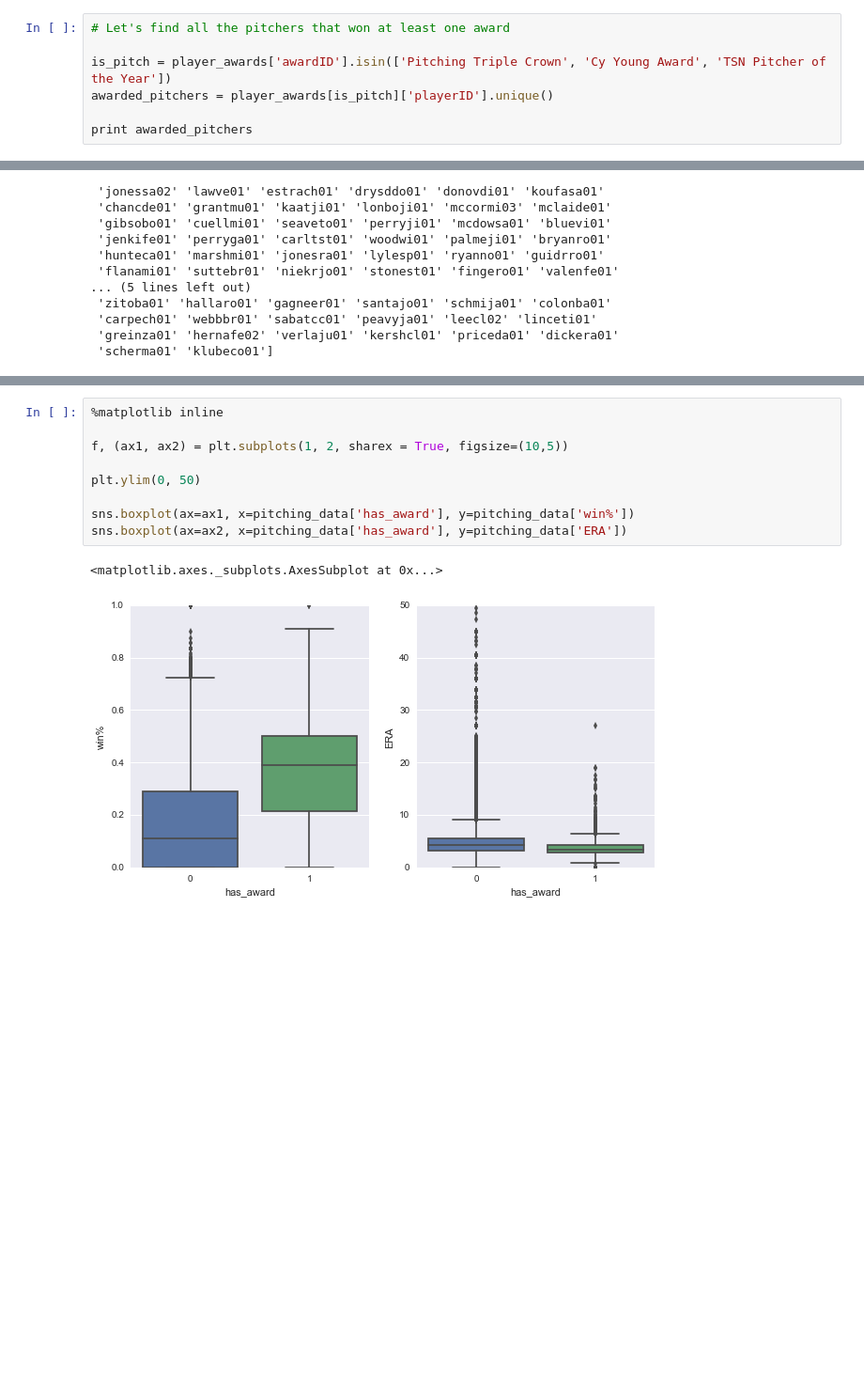
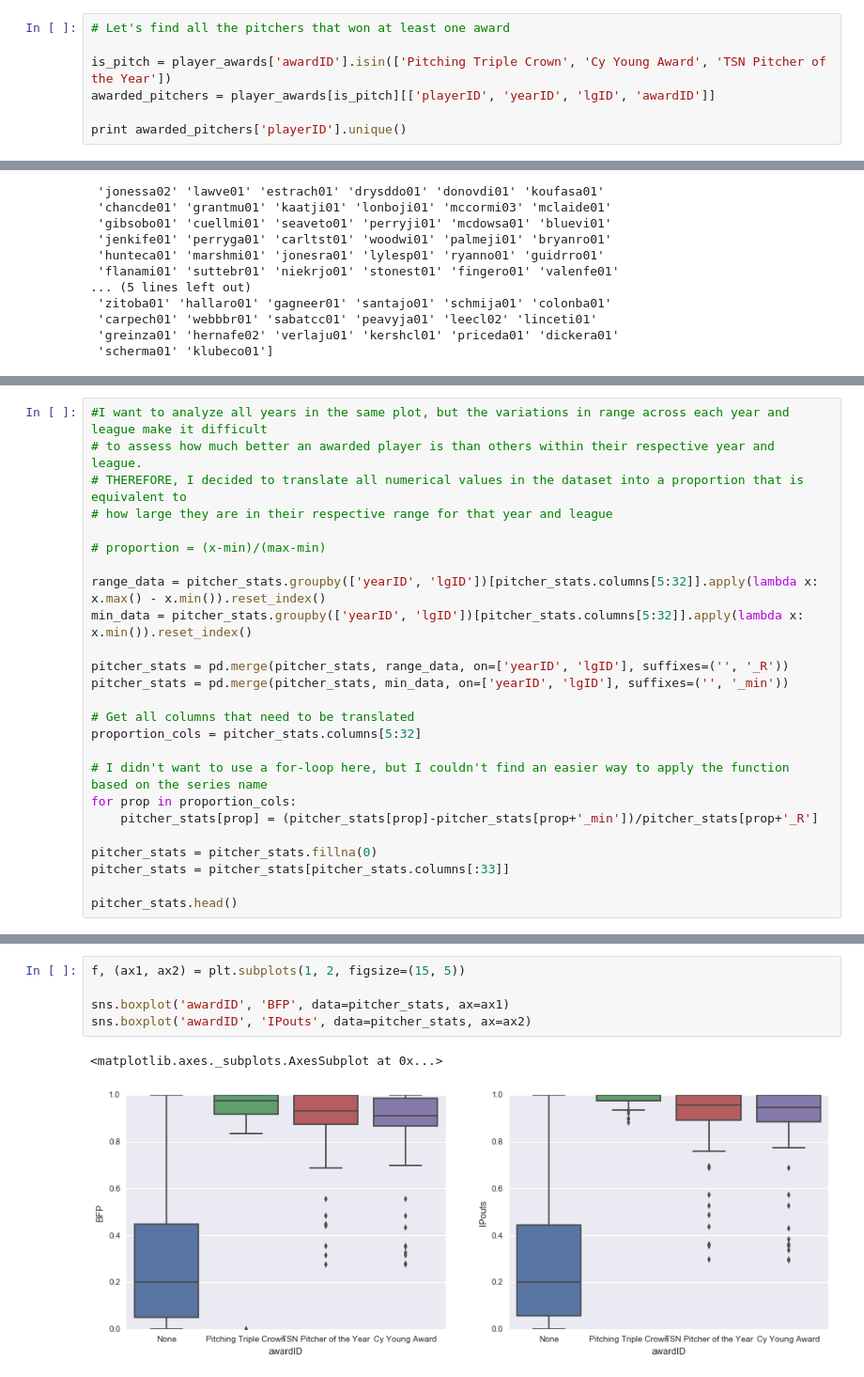
Before and after one commit to ppotiny/BaseballAnalysis, a Jupyter notebook: BaseballAnalysis.ipynb, the cells around one changed output, grey strips where cells are left out. Shown at 94% size. Saved outputs shown, nothing was run; the diff lists cells and outputs as text; blank space fills up the shorter version.

Commit message:
Transformed data into proportions
Scrapped original due to high variability across year and league.
Transformed data into proportions based on the year and league during
which the award was one.

```diff
--- a/BaseballAnalysis.ipynb
+++ b/BaseballAnalysis.ipynb
@@ -41,9 +41,9 @@ array(['Pitching Triple Crown', 'Triple Crown',
 # Let's find all the pitchers that won at least one award
 
 is_pitch = player_awards['awardID'].isin(['Pitching Triple Crown', 'Cy Young Award', 'TSN Pitcher of the Year'])
-awarded_pitchers = player_awards[is_pitch]['playerID'].unique()
+awarded_pitchers = player_awards[is_pitch][['playerID', 'yearID', 'lgID', 'awardID']]
 
-print awarded_pitchers
+print awarded_pitchers['playerID'].unique()
 # %% [output]
 ['bondto01' 'heckegu01' 'radboch01' 'keefeti01' 'clarkjo01' 'rusieam01'
  'youngcy01' 'wadderu01' 'mathech01' 'johnswa01' 'alexape01' 'vaughhi01'
@@ -101,0 +112,25 @@ See the caveats in the documentation: http://pandas.pydata.org/pandas-docs/stabl
+# %%
+#I want to analyze all years in the same plot, but the variations in range across each year and league make it difficult
+# to assess how much better an awarded player is than others within their respective year and league.
+# THEREFORE, I decided to translate all numerical values in the dataset into a proportion that is equivalent to
+# how large they are in their respective range for that year and league
+
+# proportion = (x-min)/(max-min)
+
+range_data = pitcher_stats.groupby(['yearID', 'lgID'])[pitcher_stats.columns[5:32]].apply(lambda x: x.max() - x.min()).reset_index()
+min_data = pitcher_stats.groupby(['yearID', 'lgID'])[pitcher_stats.columns[5:32]].apply(lambda x: x.min()).reset_index()
+
+pitcher_stats = pd.merge(pitcher_stats, range_data, on=['yearID', 'lgID'], suffixes=('', '_R'))
+pitcher_stats = pd.merge(pitcher_stats, min_data, on=['yearID', 'lgID'], suffixes=('', '_min'))
+
+# Get all columns that need to be translated
+proportion_cols = pitcher_stats.columns[5:32]
+
+# I didn't want to use a for-loop here, but I couldn't find an easier way to apply the function based on the series name
+for prop in proportion_cols:
+    pitcher_stats[prop] = (pitcher_stats[prop]-pitcher_stats[prop+'_min'])/pitcher_stats[prop+'_R']
+
+pitcher_stats = pitcher_stats.fillna(0)
+pitcher_stats = pitcher_stats[pitcher_stats.columns[:33]]
+
+pitcher_stats.head()
@@ -102,12 +145,8 @@ See the caveats in the documentation: http://pandas.pydata.org/pandas-docs/stabl
 # %%
-%matplotlib inline
+f, (ax1, ax2) = plt.subplots(1, 2, figsize=(15, 5))
 
-f, (ax1, ax2) = plt.subplots(1, 2, sharex = True, figsize=(10,5))
-
-plt.ylim(0, 50)
-
-sns.boxplot(ax=ax1, x=pitching_data['has_award'], y=pitching_data['win%'])
-sns.boxplot(ax=ax2, x=pitching_data['has_award'], y=pitching_data['ERA'])
+sns.boxplot('awardID', 'BFP', data=pitcher_stats, ax=ax1)
+sns.boxplot('awardID', 'IPouts', data=pitcher_stats, ax=ax2)
 # %% [output]
 <matplotlib.axes._subplots.AxesSubplot at 0x...>
-[figure, old version]
+[figure, new version]
```
Also changed, not shown: parts of 12 cells of this notebook.
